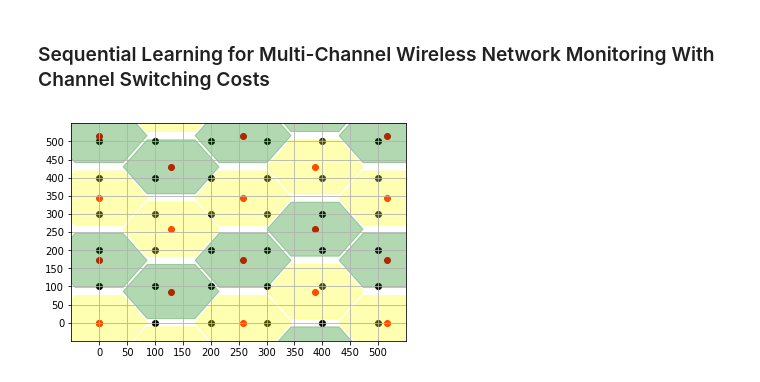
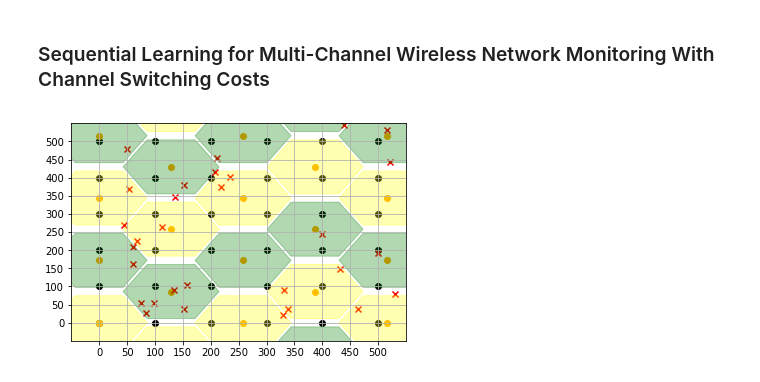
Before and after one commit to Saiteja-Reddy/Wireless-Network-Monitoring---Sequential-Learning, a Jupyter notebook: GRID.ipynb, the cells around one changed output. Drawn from its saved outputs; the diff is of its cells as text; code cells hidden in the pictures.

```diff
--- a/GRID.ipynb
+++ b/GRID.ipynb
@@ -11,6 +18,9 @@ class AP:
         self.channel = 0
         self.radius = 86
 
+    def __str__(self):
+        return "AP at (" + str(self.x) + ", " + str(self.y) + ") and channel " + str(self.channel)
+
     def in_hexagon(self, x, y):
         x = abs(x - self.x)
         y = abs(y - self.y)
@@ -41,3 +55,30 @@ from math import pi
+# %%
+class User:
+    count = 0
+
+    def __init__(self, x, y):
+        User.count += 1
+        self.x = x
+        self.y = y
+        self.channel = 0
+
+    def __str__(self):
+        return "User at ("+ str(self.x) + ", " + str(self.y) + ") and channel " + str(self.channel)
+
+    def in_range_sniffers(self, sniffers):
+        range_sniffers = []
+        for snif in sniffers:
+            if snif.in_range(self.x, self.y):
+                range_sniffers.append(snif)
+        return range_sniffers
+
+    def access_point_in_range(self, aps):
+        req = []
+        for ap in aps:
+            if ap.in_hexagon(self.x, self.y):
+                req = ap
+                self.channel = req.channel
+                break;
 # %%
 sniffers = []
 for i in range(0, 550, 100):
@@ -52,34 +93,46 @@ for i in range(0, 550, 86*3):
 for i in range(86+int(86/2), 550, 86*3):
     for j in range(-86, 550+86, 86*2):
         aps.append(AP(i,j))
+# %%
+users = []
+for i in range(0, 30):
+        x = np.random.uniform(low=0, high=550, size=(1,))[0]
+        y = np.random.uniform(low=0, high=550, size=(1,))[0]
+        now = User(x, y)
+        now.access_point_in_range(aps)
+        users.append(now)
 # %%
 x = [a.x for a in sniffers]
 y = [a.y for a in sniffers]
 
 x1 = [a.x for a in aps]
 y1 = [a.y for a in aps]
+
+x2 = [a.x for a in users]
+y2 = [a.y for a in users]
 
 fig = plt.figure()
 ax = fig.gca()
 ax.set_xticks(np.arange(0, 550, 50))
 ax.set_yticks(np.arange(0, 550, 50))
 
 for i, a in enumerate(aps):
     if i%2 ==0:
         circle = RegularPolygon((a.x, a.y), 6, radius=a.radius, color="yellow", orientation=pi/2, alpha=0.3)
     else:
         circle = RegularPolygon((a.x, a.y), 6, radius=a.radius, color="green", orientation=pi/2, alpha=0.3)
     ax.add_patch(circle)
 
 plt.scatter(x,y, color='black')
-plt.scatter(x1,y1, color='red')
+plt.scatter(x1,y1, color='orange')
+plt.scatter(x2,y2, marker = "x", color = "red")
 
 ax.set_xlim(-50, 550)
 ax.set_ylim(-50, 550)
 plt.grid()
 plt.show()
 # %% [output]
-[figure, old version]
+[figure, new version]
 # %%
 class ucb_agent():
 
```
Also changed, not shown: parts of 8 cells of this notebook.
